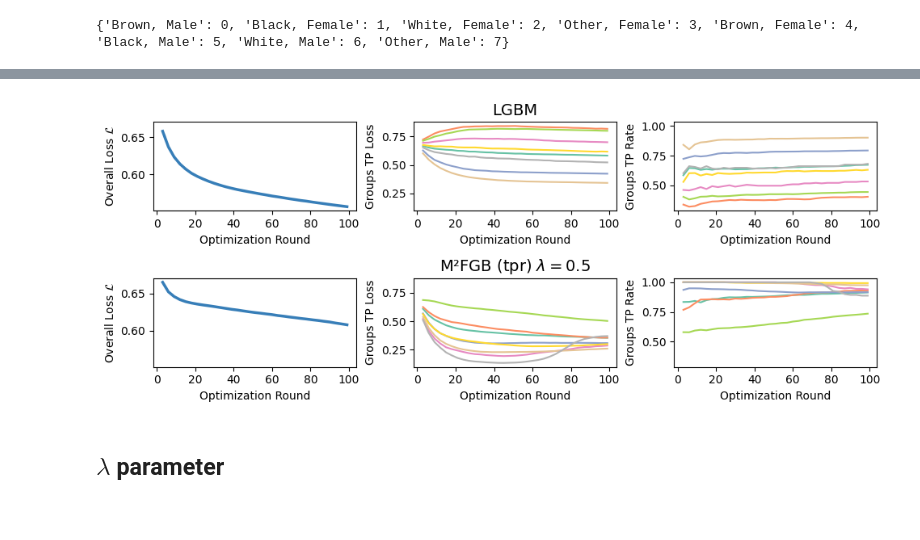
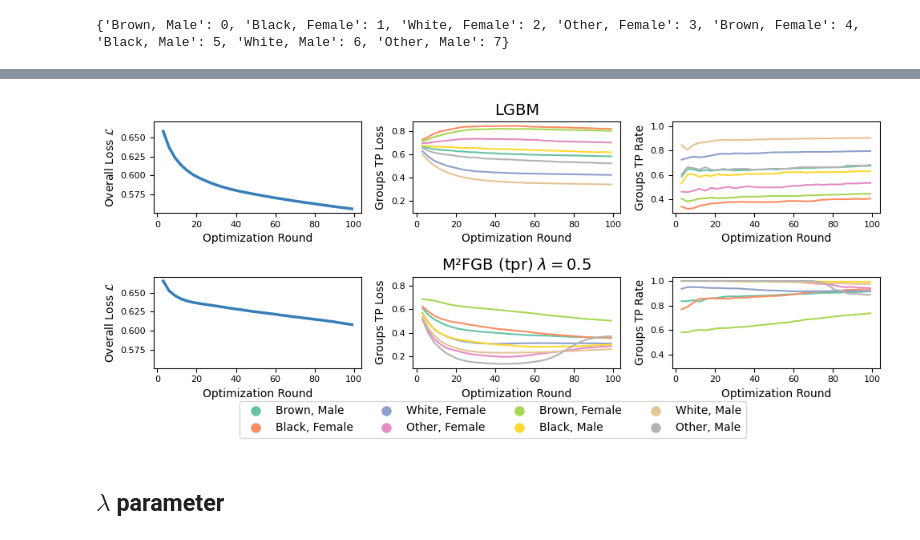
Before and after one commit to hiaac-finance/m2fgb, a Jupyter notebook: notebooks/plot_results.ipynb, the cells around one changed output, grey strips where cells are left out. Drawn from its saved outputs; the diff is of its cells as text; code cells hidden in the pictures.

```diff
--- a/notebooks/plot_results.ipynb
+++ b/notebooks/plot_results.ipynb
@@ -148,7 +150,7 @@ for method in methods_names:
             "tpr_logloss" : np.nanmean(loss[Y_train == 1]),
         })
 
-        for a in A_train.unique():
+        for a in sorted(A_train.unique().tolist()): #A_train.unique():
             idx = A_train == a
             results[-1]["acc_" + str(a)] = accuracy_score(Y_train[idx], Y_pred[idx])
             results[-1]["tpr_" + str(a)] = utils.tpr_score(Y_train[idx], Y_pred[idx])
@@ -169,7 +171,7 @@ for method in methods_names:
             "tpr_logloss" : np.nanmean(loss[Y_test == 1]),
         })
 
-        for a in A_train.unique():
+        for a in sorted(A_train.unique().tolist()): #A_train.unique():
             idx = A_test == a
             results[-1]["acc_" + str(a)] = accuracy_score(Y_test[idx], Y_pred[idx])
             results[-1]["tpr_" + str(a)] = utils.tpr_score(Y_test[idx], Y_pred[idx])
@@ -177,3 +179,18 @@ for method in methods_names:
             results[-1]["tpr_logloss_" + str(a)] = np.nanmean(loss[idx][Y_test[idx] == 1])
 
 results = pd.DataFrame(results)
+# %%
+legend = {0: 'Brown, Male',
+ 1: 'Black, Female',
+ 2: 'White, Female',
+ 3: 'Other, Female',
+ 4: 'Brown, Female',
+ 5: 'Black, Male',
+ 6: 'White, Male',
+ 7: 'Other, Male'}
+
+# get Set2 colors
+from matplotlib.colors import rgb2hex
+colors = plt.cm.Set2.colors
+legend_colors = [rgb2hex(colors[i]) for i in range(8)]
+legend_colors
@@ -202,35 +228,47 @@ for i, method in enumerate(methods_names):
 
     for ng in range(args["n_groups"]):
 
 
         axs[i, 1].plot(
             results_temp["iter"],
             results_temp["tpr_logloss_" + str(ng)],
             #label = "Group " + str(ng),
             #marker = "o"
         )
 
         axs[i, 2].plot(
             results_temp["iter"],
             results_temp["tpr_" + str(ng)],
             #label = "Group " + str(ng),
             #marker = "o"
         )
 
 
         axs[i, 0].set_ylabel("Overall Loss $\mathcal{L}$")
         axs[i, 1].set_ylabel("Groups TP Loss")
         axs[i, 2].set_ylabel("Groups TP Rate")
 
 
 axs[0, 1].set_title("LGBM", fontsize = 14)
 axs[1, 1].set_title("M²FGB (tpr) $\lambda = 0.5$", fontsize = 14)
 
+# reduce all axis ticks size
+for ax in axs.flatten():
+    ax.tick_params(axis='both', which='major', labelsize=8)
+
 plt.tight_layout()
-plt.savefig("../figs/convergence_enem.pdf", dpi = 300)
+
+# add a legend
+handles_groups = [
+    Line2D([0], [0], marker = "o", color = "w", label=legend[i], markerfacecolor=legend_colors[i], markersize=10) for i in range(8)
+]
+
+# move legend a little bit down
+fig.legend(handles_groups, legend.values(), loc='upper center', bbox_to_anchor=(0.5, 0.05), ncol=4)
+plt.savefig("../figs/convergence_enem_updated.pdf", dpi = 300)
 plt.show()
 # %% [output]
-[figure, old version]
+[figure, new version]
 # %% [markdown]
 ## $\lambda$ parameter
 # %%
```
Also changed, not shown: parts of 13 cells of this notebook, 1 other file.
